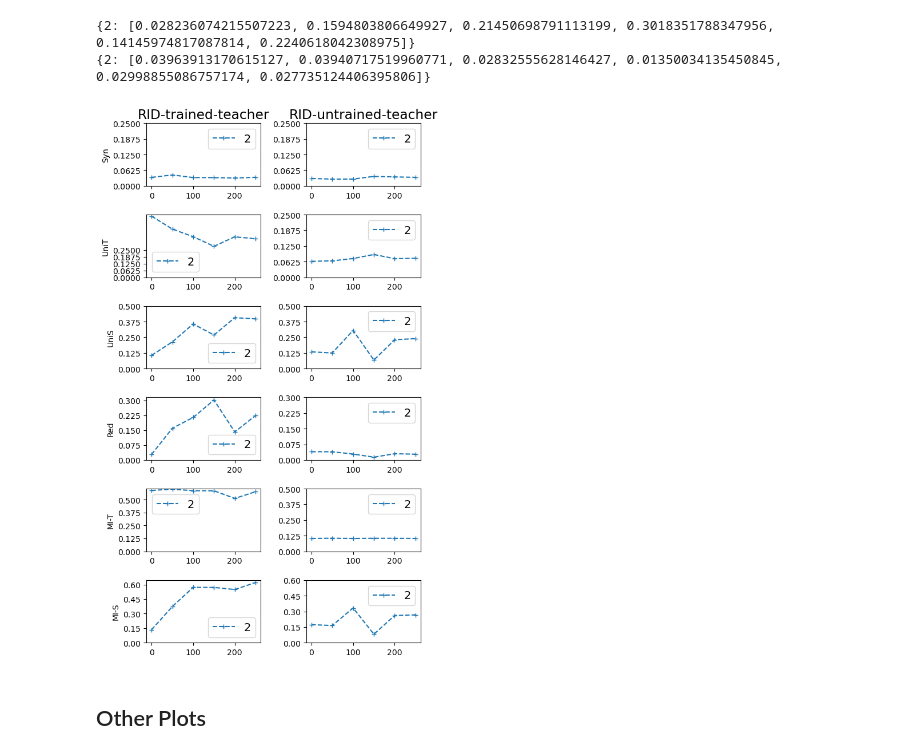
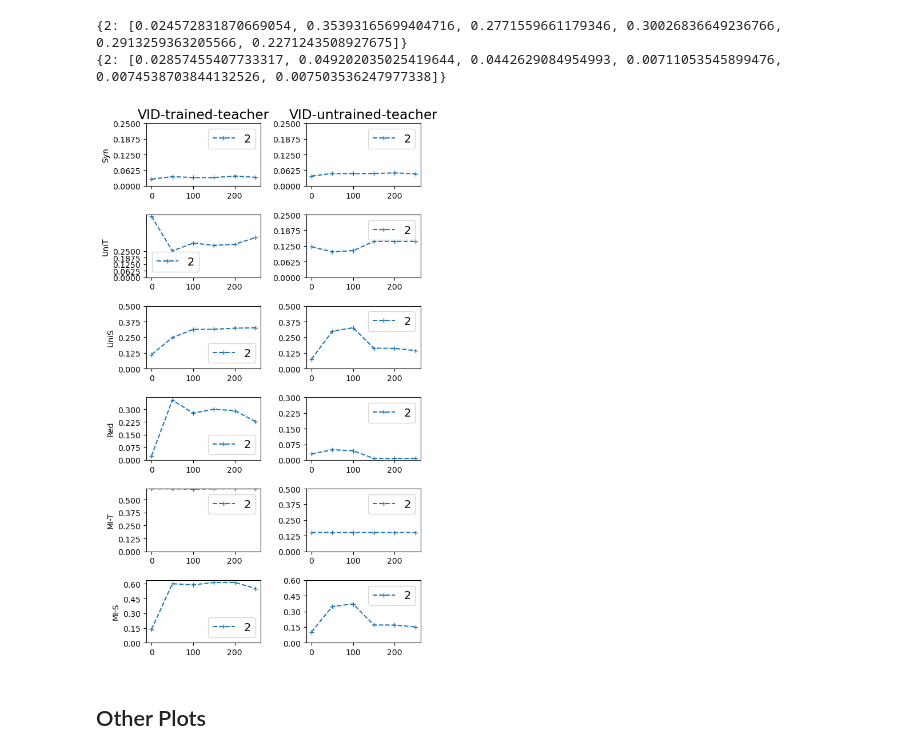
Before and after one commit to pasandissanayake/kd-rid, a Jupyter notebook: dit_test.ipynb, the cells around one changed output. Drawn from its saved outputs; the diff is of its cells as text; code cells hidden in the pictures.

```diff
--- a/dit_test.ipynb
+++ b/dit_test.ipynb
@@ -99,8 +77,8 @@ def add_measures(meas_1, meas_2, reps):
 # %%
 # Example list of folders (replace with your actual list)
 folders = [
-    './aistatcam3_cifar100_2810/meas/measures_red_tt_done',
-    './aistatcam3_cifar100_2810/meas/measures_red_ut_done'
+    './aistatcam3_cifar100_2810/meas/measures_vid_tt',
+    './aistatcam3_cifar100_2810/meas/measures_vid_ut'
     # 'experiment4_5000spc/meas/meas_bas_tt',
     # 'experiment4_5000spc/meas/meas_vid_tt',
     # 'experiment4_5000spc/meas/meas_red_tt',
@@ -112,12 +90,12 @@ folders = [
 ]
 titles = [
     # 'BAS-trained-teacher',
-    # 'VID-trained-teacher',
-    'RID-trained-teacher',
+    'VID-trained-teacher',
+    # 'RID-trained-teacher',
     # 'TED-trained-teacher',
     # 'BAS-untrained-teacher',
-    # 'VID-untrained-teacher',
-    'RID-untrained-teacher',
+    'VID-untrained-teacher',
+    # 'RID-untrained-teacher',
     # 'TED-untrained-teacher',
 ]
 n_reps = 3
@@ -140,36 +118,36 @@ rows = 6
 cols = N
 
 # Create a grid of subplots
 fig, axes = plt.subplots(rows, cols, figsize=(3*N, 10))
 plt.rcParams.update({'font.size': 14})
 # axes = axes.flatten()  # Flatten the axes array to easily iterate over
 
 for j, folder in enumerate(folders):
     syn = fetch_measures(folder, epochs, reps, 'syn')
     uniT = fetch_measures(folder, epochs, reps, 'uni1')
     uniS = fetch_measures(folder, epochs, reps, 'uni2')
     red = fetch_measures(folder, epochs, reps, 'red')
     print(red)
     miT = add_measures(uniT, red, reps)
     miS = add_measures(uniS, red, reps)
     measures_list = [syn, uniT, uniS, red, miT, miS]
     measure_names = ['Syn', 'UniT', 'UniS', 'Red', 'MI-T', 'MI-S']
     for i in range(len(measures_list)):
         axes[i, 0].set_ylabel(measure_names[i])
         for rep_i in reps:
             axes[i, j].plot(epochs, measures_list[i][rep_i], '--+', label=rep_i)
             axes[i, j].set_yticks(y_ticks[i])
             axes[i, j].legend()
 
     axes[0, j].set_title(f"{titles[j]}")
 
 # Adjust layout for better appearance
 plt.tight_layout()
 plt.show()
 # %% [output]
-{2: [0.028236074215507223, 0.1594803806649927, 0.21450698791113199, 0.3018351788347956, 0.14145974817087814, 0.2240618042308975]}
-{2: [0.03963913170615127, 0.03940717519960771, 0.02832555628146427, 0.01350034135450845, 0.02998855086757174, 0.027735124406395806]}
+{2: [0.024572831870669054, 0.35393165699404716, 0.2771559661179346, 0.30026836649236766, 0.2913259363205566, 0.2271243508927675]}
+{2: [0.02857455407733317, 0.049202035025419644, 0.0442629084954993, 0.00711053545899476, 0.0074538703844132526, 0.007503536247977338]}
-[figure, old version]
+[figure, new version]
 # %% [markdown]
 ## Other Plots
 # %% [markdown]
```
Also changed, not shown: parts of 2 cells of this notebook, 4 other files.
